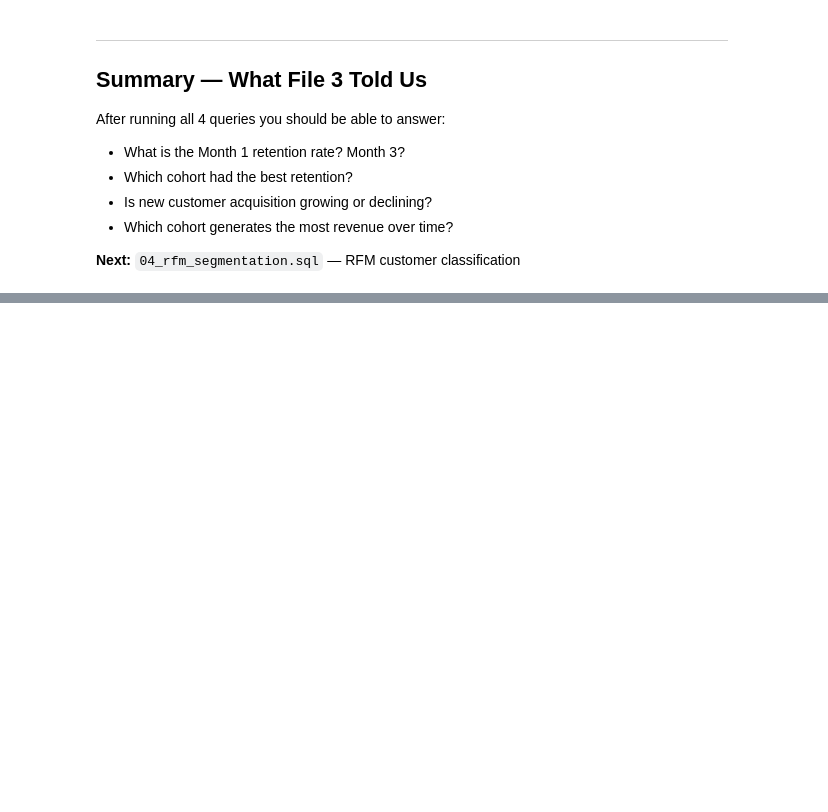
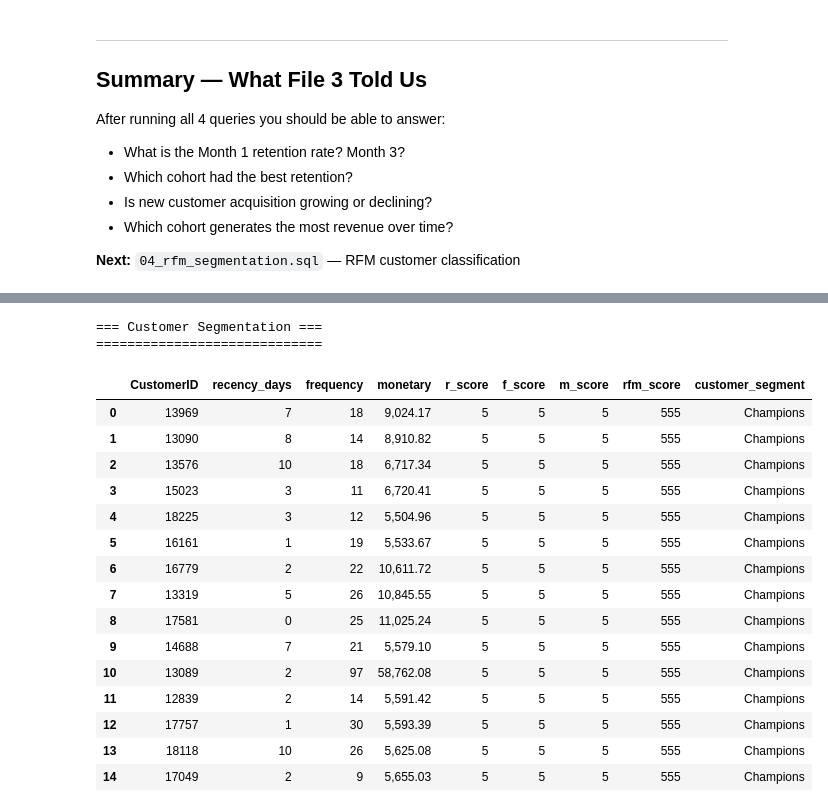
Before and after one commit to UtsavKhadka-Analyst/ecommerce-revenue-analytics, a Jupyter notebook: notebooks/02_sql_analysis.ipynb, the cells around one changed output, grey strips where cells are left out. Saved outputs shown, nothing was run; the diff lists cells and outputs as text; code cells hidden in the pictures; blank space fills up the shorter version.

Commit message:
phase2: add RFM customer segmentation with NTILE scoring and segment summary

```diff
--- a/notebooks/02_sql_analysis.ipynb
+++ b/notebooks/02_sql_analysis.ipynb
@@ -987,0 +1140,71 @@ After running all 4 queries you should be able to answer:
+# %%
+query_rfm3 = f"""
+WITH rfm_base AS (
+    SELECT
+        CustomerID,
+        DATE_DIFF('day', MAX(CAST(InvoiceDate AS DATE)), DATE '2011-12-09') AS recency_days,
+        COUNT(DISTINCT InvoiceNo) AS frequency,
+        ROUND(SUM(Revenue), 2) AS monetary
+    FROM read_csv_auto('{CLEANED_DATA}')
+    WHERE is_cancelled = false
+      AND CustomerID IS NOT NULL
+    GROUP BY CustomerID
+),
+rfm_scores AS (
+    SELECT
+        CustomerID,
+        recency_days,
+        frequency,
+        monetary,
+        NTILE(5) OVER (ORDER BY recency_days DESC) AS r_score,
+        NTILE(5) OVER (ORDER BY frequency ASC) AS f_score,
+        NTILE(5) OVER (ORDER BY monetary ASC) AS m_score
+    FROM rfm_base
+)
+SELECT
+    CustomerID,
+    recency_days,
+    frequency,
+    monetary,
+    r_score,
+    f_score,
+    m_score,
+    (r_score * 100 + f_score * 10 + m_score) AS rfm_score,
+
+    CASE
+        WHEN r_score >= 4 AND f_score >= 4 AND m_score >= 4 THEN 'Champions'
+        WHEN r_score >= 3 AND f_score >= 4 THEN 'Loyal Customers'
+        WHEN r_score >= 4 AND f_score BETWEEN 2 AND 3 THEN 'Potential Loyalist'
+        WHEN r_score >= 4 AND f_score = 1 THEN 'New Customers'
+        WHEN r_score <= 2 AND f_score >= 4 AND m_score >= 4 THEN 'Cannot Lose Them'
+        WHEN r_score <= 2 AND f_score >= 3 THEN 'At Risk'
+        WHEN r_score = 3 AND f_score <= 2 THEN 'Needs Attention'
+        WHEN r_score <= 2 AND f_score <= 2 AND m_score <= 2 THEN 'Hibernating'
+        ELSE 'Other'
+    END AS customer_segment
+
+FROM rfm_scores
+ORDER BY rfm_score DESC
+"""
+
+df_rfm3 = run_sql(query_rfm3, 'Customer Segmentation')
+display(df_rfm3.head(15))
+# %% [output]
+=== Customer Segmentation ===
+=============================
+|  | CustomerID | recency_days | frequency | monetary | r_score | f_score | m_score | rfm_score | customer_segment |
+| 0 | 13969 | 7 | 18 | 9,024.17 | 5 | 5 | 5 | 555 | Champions |
+| 1 | 13090 | 8 | 14 | 8,910.82 | 5 | 5 | 5 | 555 | Champions |
+| 2 | 13576 | 10 | 18 | 6,717.34 | 5 | 5 | 5 | 555 | Champions |
+| 3 | 15023 | 3 | 11 | 6,720.41 | 5 | 5 | 5 | 555 | Champions |
+| 4 | 18225 | 3 | 12 | 5,504.96 | 5 | 5 | 5 | 555 | Champions |
+| 5 | 16161 | 1 | 19 | 5,533.67 | 5 | 5 | 5 | 555 | Champions |
+| 6 | 16779 | 2 | 22 | 10,611.72 | 5 | 5 | 5 | 555 | Champions |
+| 7 | 13319 | 5 | 26 | 10,845.55 | 5 | 5 | 5 | 555 | Champions |
+| 8 | 17581 | 0 | 25 | 11,025.24 | 5 | 5 | 5 | 555 | Champions |
+| 9 | 14688 | 7 | 21 | 5,579.10 | 5 | 5 | 5 | 555 | Champions |
+| 10 | 13089 | 2 | 97 | 58,762.08 | 5 | 5 | 5 | 555 | Champions |
+| 11 | 12839 | 2 | 14 | 5,591.42 | 5 | 5 | 5 | 555 | Champions |
+| 12 | 17757 | 1 | 30 | 5,593.39 | 5 | 5 | 5 | 555 | Champions |
+| 13 | 18118 | 10 | 26 | 5,625.08 | 5 | 5 | 5 | 555 | Champions |
+| 14 | 17049 | 2 | 9 | 5,655.03 | 5 | 5 | 5 | 555 | Champions |
```
Also changed, not shown: parts of 9 cells of this notebook, 1 other file.
